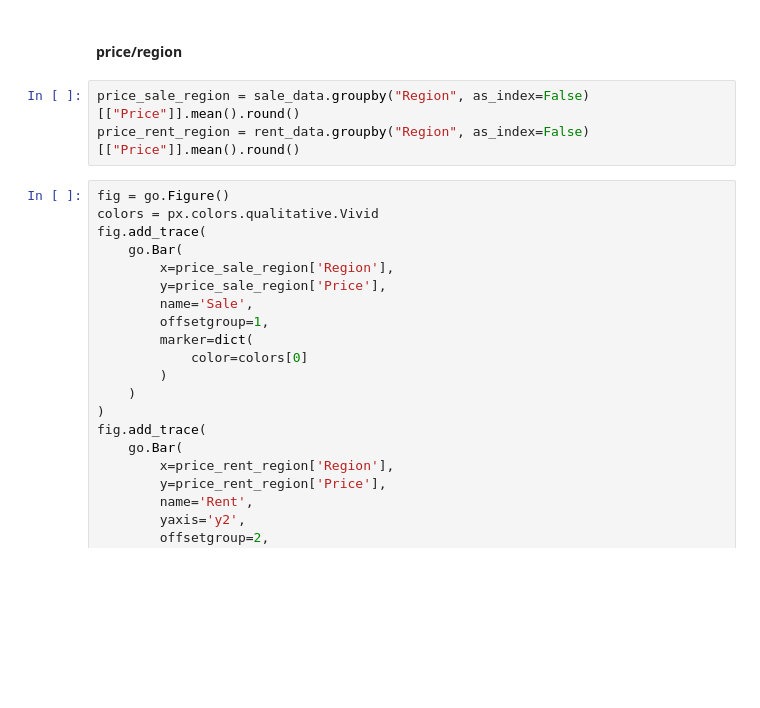
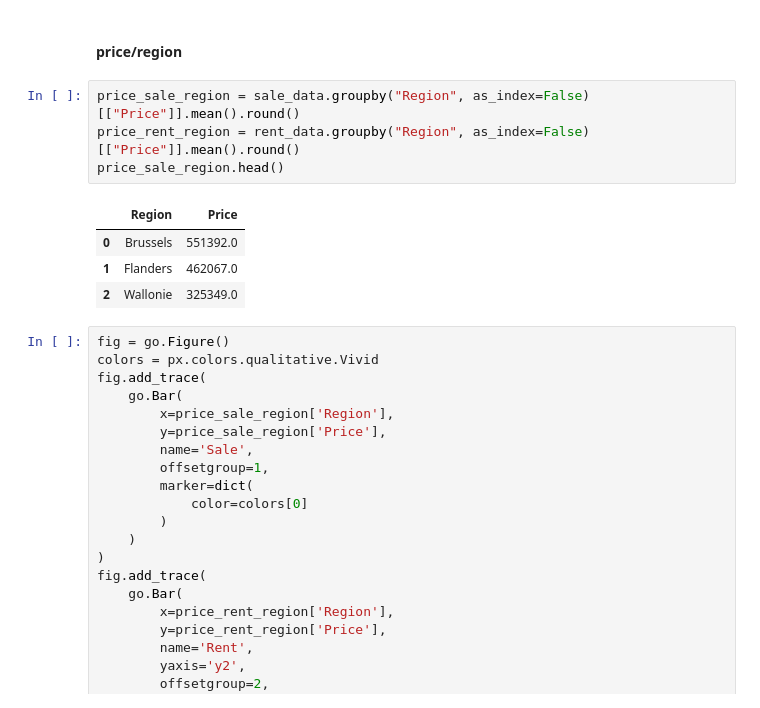
Before and after one commit to Jojopanis/immo_eliza_analysis, a Jupyter notebook: immoEliza2.ipynb, the cells around one changed output. Saved outputs shown, nothing was run; the diff lists cells and outputs as text; blank space fills up the shorter version.

```diff
--- a/immoEliza2.ipynb
+++ b/immoEliza2.ipynb
@@ -76,6 +108,12 @@ print(rent_data.shape)
 # %%
 price_sale_region = sale_data.groupby("Region", as_index=False)[["Price"]].mean().round()
 price_rent_region = rent_data.groupby("Region", as_index=False)[["Price"]].mean().round()
+price_sale_region.head()
+# %% [output]
+|  | Region | Price |
+| 0 | Brussels | 551392.0 |
+| 1 | Flanders | 462067.0 |
+| 2 | Wallonie | 325349.0 |
 # %%
 fig = go.Figure()
 colors = px.colors.qualitative.Vivid
```
Also changed, not shown: parts of 20 cells of this notebook, 1 other file.
